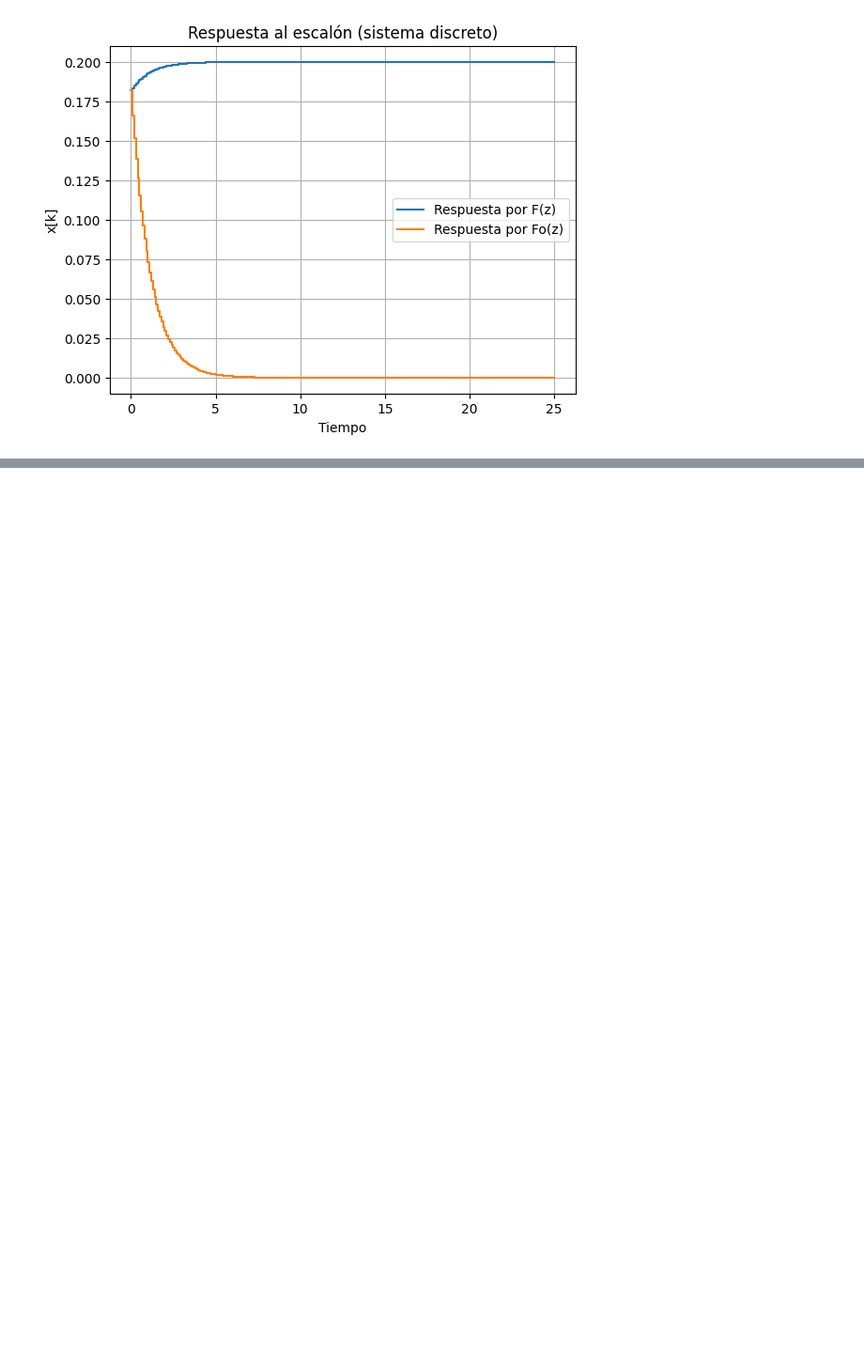
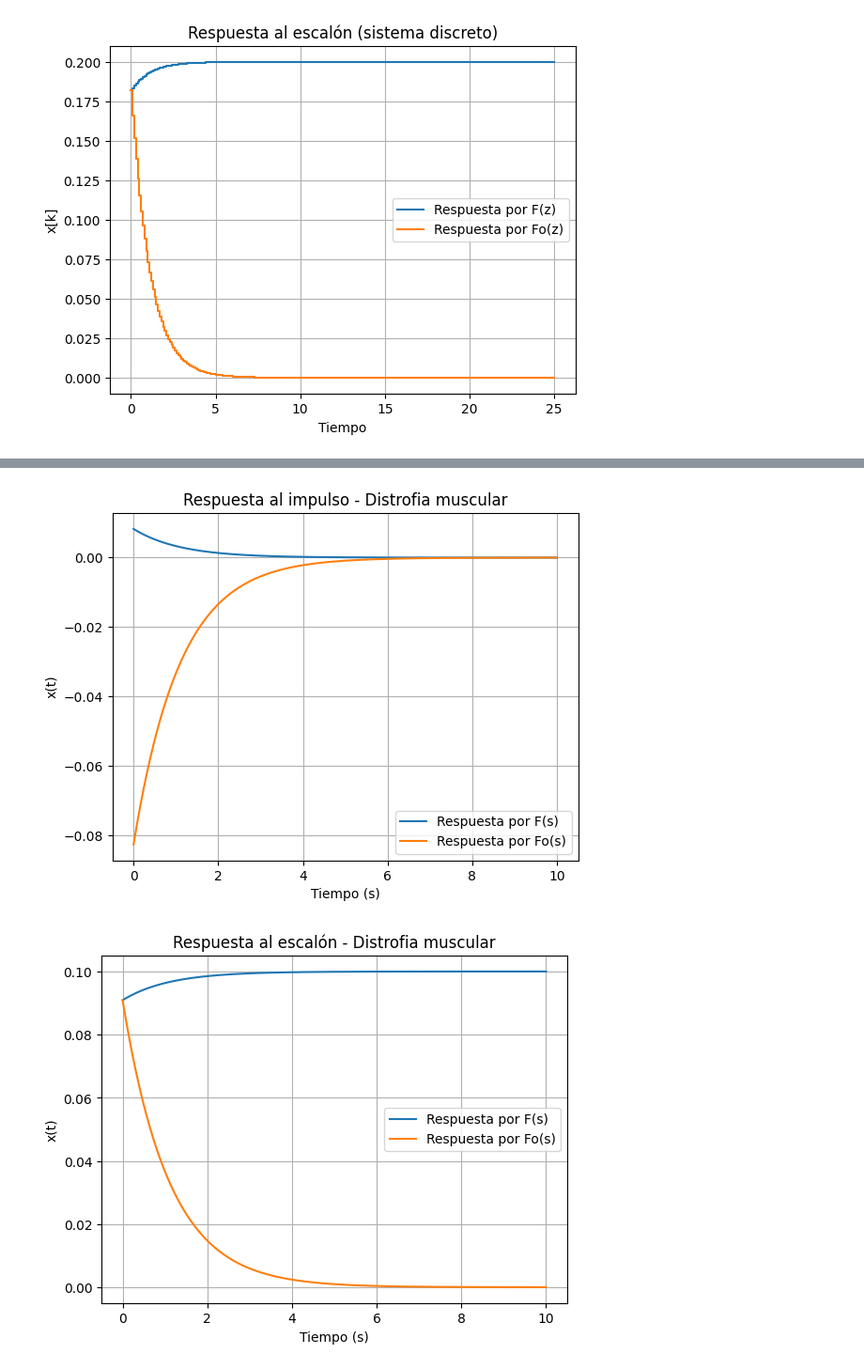
Before and after one commit to juandiego2205/Repository_lab_control, a Jupyter notebook: Code_Practica_1_sistemas_descritos.ipynb, the cells around one changed output, grey strips where cells are left out. Shown at 94% size. Drawn from its saved outputs; the diff is of its cells as text; code cells hidden in the pictures; blank space fills up the shorter version.

```diff
--- a/Code_Practica_1_sistemas_descritos.ipynb
+++ b/Code_Practica_1_sistemas_descritos.ipynb
@@ -179,0 +264,20 @@ plt.show()
+# %%
+# Parámetros del sistema para simulación de Distrofia Muscular
+
+R_dm = 1.0        # aumento de viscosidad (≈100% mayor que el valor normal 0.5)
+Cs_dm = 1.0       # reducción de elasticidad estructural (≈50% menor que 2)
+Cp_dm = 0.10      # reducción de capacidad contráctil (≈50% menor que 0.2)
+
+num_G1_dm = [Cs_dm * Cp_dm * R_dm, Cp_dm]
+den_G1_dm = [R_dm * Cs_dm + R_dm * Cp_dm, 1]
+
+# G2(s) = (Cp*s) / ((R*Cs + R*Cp)*s + 1)
+num_G2_dm = [Cp_dm, 0]
+den_G2_dm = [R_dm * Cs_dm + R_dm * Cp_dm, 1]
+
+G1_dm = tf(num_G1_dm, den_G1_dm)
+G2_dm = tf(num_G2_dm, den_G2_dm)
+
+print("G1_distrofia(s) =", G1_dm)
+print(" ")
+print("G2_distrofia(s) =", G2_dm)
@@ -179,0 +300,41 @@ plt.show()
+# %%
+#### Tiempo de simulación
+t_dm = np.linspace(0, 10, 1000)
+
+#### Respuesta al Impulso - Distrofia Muscular
+
+y1_dm, t1_dm = impulse(G1_dm, T=t_dm)
+y2_dm, t2_dm = impulse(G2_dm, T=t_dm)
+
+plt.figure()
+plt.plot(t1_dm, y1_dm, label="Respuesta por F(s)")
+plt.plot(t2_dm, y2_dm, label="Respuesta por Fo(s)")
+
+plt.title("Respuesta al impulso - Distrofia muscular")
+plt.xlabel("Tiempo (s)")
+plt.ylabel("x(t)")
+plt.legend()
+plt.grid()
+
+plt.show()
+
+
+#### Respuesta al Escalón - Distrofia Muscular
+
+y1s_dm, t1s_dm = step(G1_dm, T=t_dm)
+y2s_dm, t2s_dm = step(G2_dm, T=t_dm)
+
+plt.figure()
+plt.plot(t1s_dm, y1s_dm, label="Respuesta por F(s)")
+plt.plot(t2s_dm, y2s_dm, label="Respuesta por Fo(s)")
+
+plt.title("Respuesta al escalón - Distrofia muscular")
+plt.xlabel("Tiempo (s)")
+plt.ylabel("x(t)")
+plt.legend()
+plt.grid()
+
+plt.show()
+# %% [output]
+[figure, added]
+[figure, added]
```
Also changed, not shown: parts of 11 cells of this notebook.
